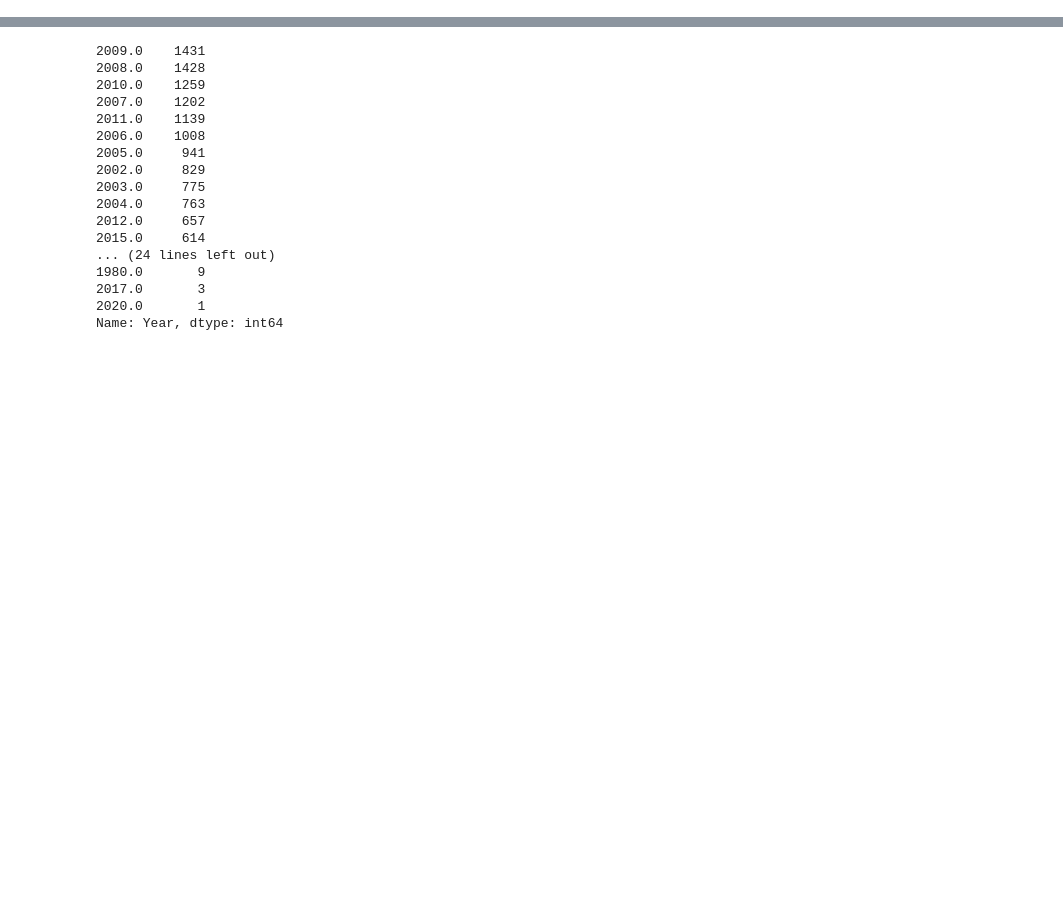
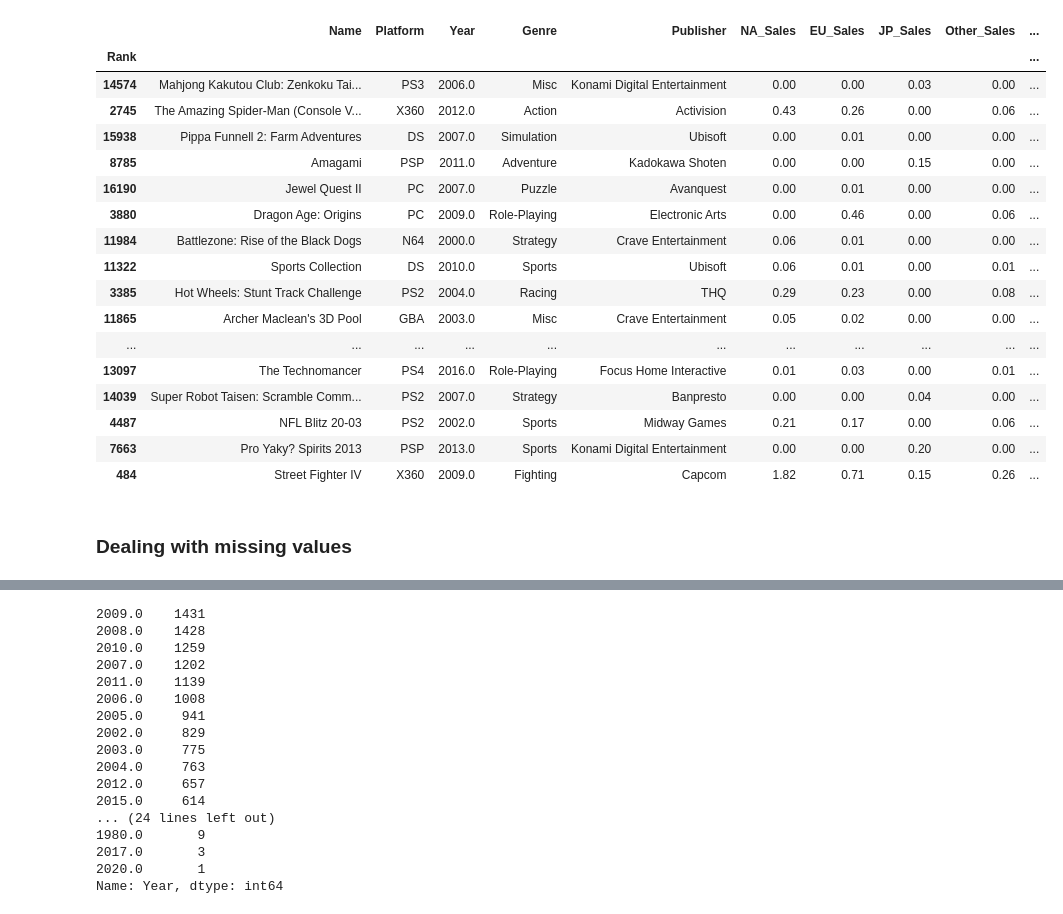
Before and after one commit to RAYBEE-creator/Video-Game-Sales-EDA, a Jupyter notebook: vgsales_eda.ipynb, the cells around one changed output, grey strips where cells are left out. Saved outputs shown, nothing was run; the diff lists cells and outputs as text; code cells hidden in the pictures; blank space fills up the shorter version.

```diff
--- a/vgsales_eda.ipynb
+++ b/vgsales_eda.ipynb
@@ -10,5 +12,6 @@ import matplotlib.pyplot as plt
 # %%
-# Reading the information in the dataset
-vgs = pd.read_csv('vgsales.csv')
-vgs.info()
+# Importing the dataset
+# We promoted the rank column as the index column
+vgs = pd.read_csv('vgsales.csv', index_col='Rank')
+vgs
 # %% [output]
@@ -33,3 +31,0 @@ memory usage: 1.4+ MB
-# %%
-vgs = pd.read_csv('vgsales.csv')
-vgs.describe()
@@ -53,0 +110,25 @@ vgs.Year.isnull().sum()
+# %%
+# taking 20 random samples of the data
+
+vgs.sample(20)
+# %% [output]
+|  | Name | Platform | Year | Genre | Publisher | NA_Sales | EU_Sales | JP_Sales | Other_Sales | ... |
+| Rank |  |  |  |  |  |  |  |  |  | ... |
+| 14574 | Mahjong Kakutou Club: Zenkoku Tai... | PS3 | 2006.0 | Misc | Konami Digital Entertainment | 0.00 | 0.00 | 0.03 | 0.00 | ... |
+| 2745 | The Amazing Spider-Man (Console V... | X360 | 2012.0 | Action | Activision | 0.43 | 0.26 | 0.00 | 0.06 | ... |
+| 15938 | Pippa Funnell 2: Farm Adventures | DS | 2007.0 | Simulation | Ubisoft | 0.00 | 0.01 | 0.00 | 0.00 | ... |
+| 8785 | Amagami | PSP | 2011.0 | Adventure | Kadokawa Shoten | 0.00 | 0.00 | 0.15 | 0.00 | ... |
+| 16190 | Jewel Quest II | PC | 2007.0 | Puzzle | Avanquest | 0.00 | 0.01 | 0.00 | 0.00 | ... |
+| 3880 | Dragon Age: Origins | PC | 2009.0 | Role-Playing | Electronic Arts | 0.00 | 0.46 | 0.00 | 0.06 | ... |
+| 11984 | Battlezone: Rise of the Black Dogs | N64 | 2000.0 | Strategy | Crave Entertainment | 0.06 | 0.01 | 0.00 | 0.00 | ... |
+| 11322 | Sports Collection | DS | 2010.0 | Sports | Ubisoft | 0.06 | 0.01 | 0.00 | 0.01 | ... |
+| 3385 | Hot Wheels: Stunt Track Challenge | PS2 | 2004.0 | Racing | THQ | 0.29 | 0.23 | 0.00 | 0.08 | ... |
+| 11865 | Archer Maclean's 3D Pool | GBA | 2003.0 | Misc | Crave Entertainment | 0.05 | 0.02 | 0.00 | 0.00 | ... |
+| ... | ... | ... | ... | ... | ... | ... | ... | ... | ... | ... |
+| 13097 | The Technomancer | PS4 | 2016.0 | Role-Playing | Focus Home Interactive | 0.01 | 0.03 | 0.00 | 0.01 | ... |
+| 14039 | Super Robot Taisen: Scramble Comm... | PS2 | 2007.0 | Strategy | Banpresto | 0.00 | 0.00 | 0.04 | 0.00 | ... |
+| 4487 | NFL Blitz 20-03 | PS2 | 2002.0 | Sports | Midway Games | 0.21 | 0.17 | 0.00 | 0.06 | ... |
+| 7663 | Pro Yaky? Spirits 2013 | PSP | 2013.0 | Sports | Konami Digital Entertainment | 0.00 | 0.00 | 0.20 | 0.00 | ... |
+| 484 | Street Fighter IV | X360 | 2009.0 | Fighting | Capcom | 1.82 | 0.71 | 0.15 | 0.26 | ... |
+# %% [markdown]
+### Dealing with missing values
```
Also changed, not shown: parts of 24 cells of this notebook.
